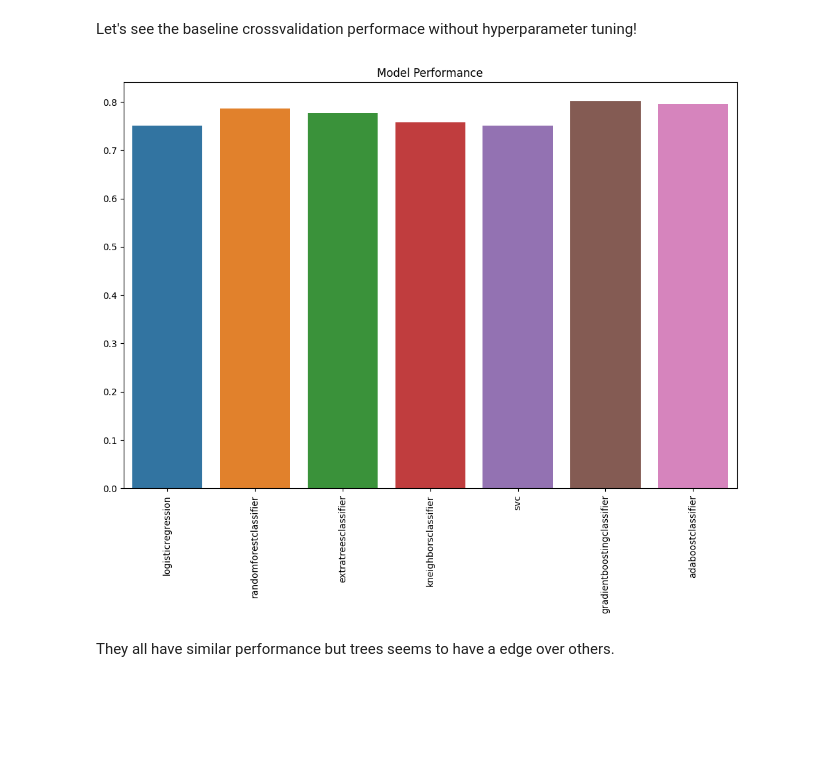
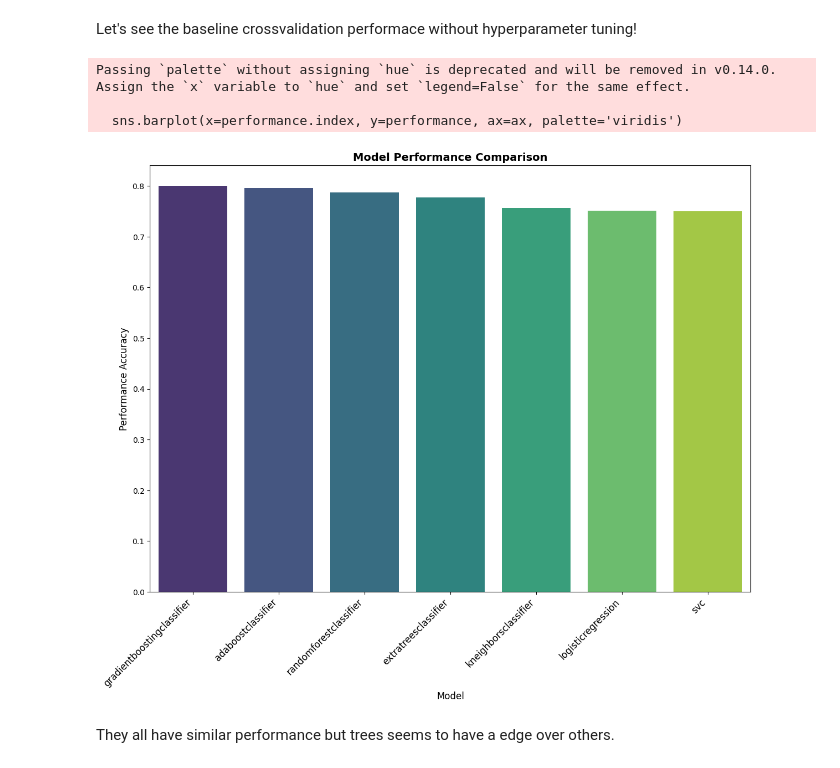
Before and after one commit to NISCHALPI/Data-Analysis-and-Machine-Learning, a Jupyter notebook: churn_analysis_project/churn_predictive_analysis.ipynb, the cells around one changed output. Cells and saved outputs as stored; diff of their text form; code cells hidden in the pictures; blank space fills up the shorter version.

```diff
--- a/churn_analysis_project/churn_predictive_analysis.ipynb
+++ b/churn_analysis_project/churn_predictive_analysis.ipynb
@@ -278,20 +278,37 @@ for model in pipes:
     scores.append(cross_val_score(model , X_train , y_train,n_jobs=-1, cv=10 , scoring='accuracy').mean())
 # %% [markdown]
 Let's see the baseline crossvalidation performace without hyperparameter tuning!
-# %%
-import matplotlib.pyplot as plt
-
-fig_perf , ax = plt.subplots(figsize=(12,8))
-
-sns.barplot(x=[list(pipe.named_steps.keys())[1] for pipe in pipes], y=scores, hue=[list(pipe.named_steps.keys())[1] for pipe in pipes], ax=ax)
-plt.xticks(rotation = 90);
-
-# Title of the plot
-plt.title('Model Performance')
-# Save the plot
-plt.savefig('model_performance.png')
-# %% [output]
-[figure, removed]
+# %%
+# Create the plot with a larger figure size for better visibility
+fig_perf, ax = plt.subplots(figsize=(14, 10))
+
+# Convert the scores into a pandas Series with model names as the index
+performance = pd.Series(scores, index=[list(pipe.named_steps.keys())[1] for pipe in pipes])
+performance.sort_values(ascending=False, inplace=True)
+
+# Use a color palette for distinct bars
+sns.barplot(x=performance.index, y=performance, ax=ax, palette='viridis')
+
+# Rotate the x-axis labels for better readability
+plt.xticks(rotation=45, ha='right', fontsize=12)
+
+# Add labels to the axes
+ax.set_xlabel('Model', fontsize=12)
+ax.set_ylabel('Performance Accuracy', fontsize=12)
+
+# Add a title with a larger font size
+plt.title('Model Performance Comparison', fontsize=14, weight='bold')
+
+# Remove the legend as it's not necessary for this barplot
+ax.legend().remove()
+
+# Save the plot with a higher resolution and tight layout for better quality
+plt.savefig('model_performance.png', dpi=300, bbox_inches='tight')
+# %% [output]
+Passing `palette` without assigning `hue` is deprecated and will be removed in v0.14.0. Assign the `x` variable to `hue` and set `legend=False` for the same effect.
+
+  sns.barplot(x=performance.index, y=performance, ax=ax, palette='viridis')
+[figure, added]
 # %% [markdown]
 They all have similar performance but trees seems to have a edge over others.
 # %% [markdown]
```
Also changed, not shown: parts of 3 cells of this notebook, 13 other files.
